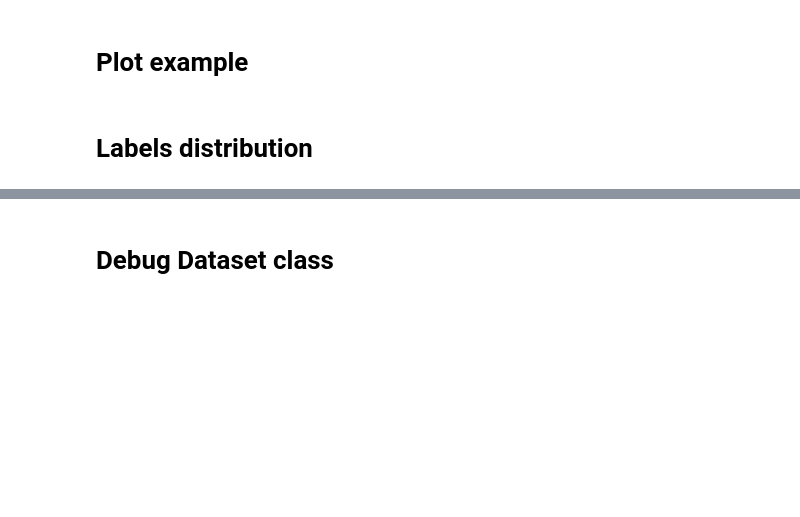
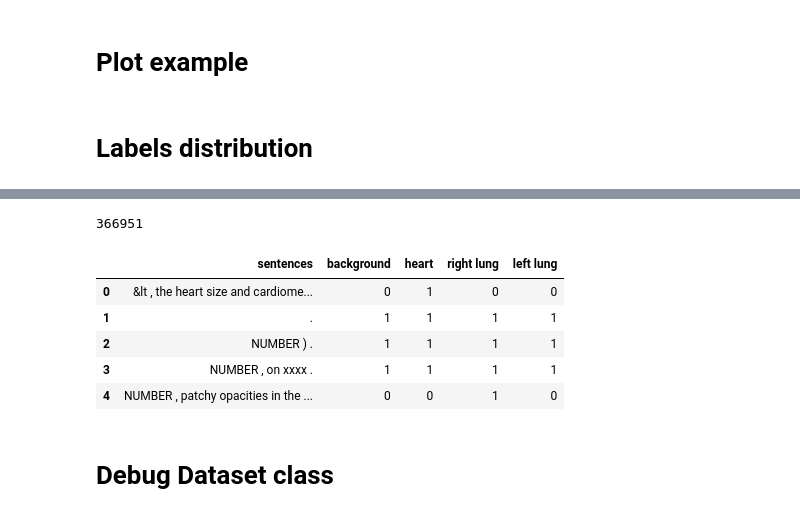
Before and after one commit to pdpino/medical-ai, a Jupyter notebook: medai/datasets/notebooks/mimic_cxr.ipynb, the cells around one changed output, grey strips where cells are left out. Saved outputs shown, nothing was run; the diff lists cells and outputs as text; code cells hidden in the pictures; blank space fills up the shorter version.

```diff
--- a/medai/datasets/notebooks/mimic_cxr.ipynb
+++ b/medai/datasets/notebooks/mimic_cxr.ipynb
@@ -341,0 +623,13 @@ mean, std
+# %%
+final_df = final_df.groupby('sentences').last()
+final_df.reset_index(drop=False, inplace=True)
+print(len(final_df))
+final_df.head()
+# %% [output]
+366951
+|  | sentences | background | heart | right lung | left lung |
+| 0 | &lt , the heart size and cardiome... | 0 | 1 | 0 | 0 |
+| 1 | . | 1 | 1 | 1 | 1 |
+| 2 | NUMBER ) . | 1 | 1 | 1 | 1 |
+| 3 | NUMBER , on xxxx . | 1 | 1 | 1 | 1 |
+| 4 | NUMBER , patchy opacities in the ... | 0 | 0 | 1 | 0 |
```
Also changed, not shown: parts of 64 cells of this notebook, 11 other files.
